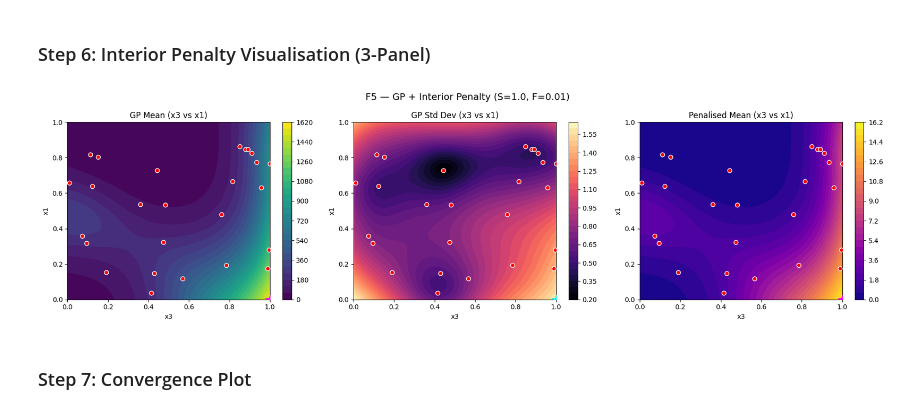
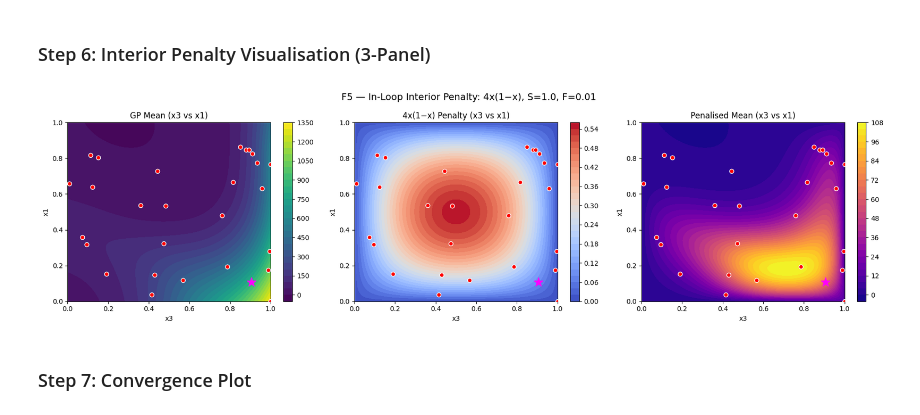
Before and after one commit to brucediesel/capstone-sdd, a Jupyter notebook: functions/f5/f5 - week 8.ipynb, the cells around one changed output. Cells and saved outputs as stored; diff of their text form; code cells hidden in the pictures.

```diff
--- a/functions/f5/f5 - week 8.ipynb
+++ b/functions/f5/f5 - week 8.ipynb
@@ -56,6 +56,7 @@ N_RESTARTS = 15
 STEEPNESS = 1.0
 FLOOR = 0.01
 DIM = 4
+EPS_BOUND = 0.005  # tighten [0, 1] → [ε, 1-ε] during penalised optimisation
 # %% [markdown]
 ### Step 1: Load Week 8 Data
 # %%
@@ -397,43 +511,43 @@ with torch.no_grad():
 grid_mu_orig_ip = np.expm1(grid_mu_std_ip * y_std_val + y_mean).reshape(grid_res, grid_res)
 grid_sigma_orig_ip = (grid_sigma_std_ip * y_std_val).reshape(grid_res, grid_res)
 
-# Interior penalty on grid
+# Interior penalty on grid — 4x(1-x) penalty (non-zero boundary gradient)
 grid_penalty_ip = FLOOR + (1 - FLOOR) * np.prod(
-    np.sin(np.pi * grid_pts_ip) ** (2 * STEEPNESS), axis=1
+    (4.0 * grid_pts_ip * (1.0 - grid_pts_ip)) ** STEEPNESS, axis=1
 ).reshape(grid_res, grid_res)
 grid_penalised_mean_ip = grid_mu_orig_ip * grid_penalty_ip
 
 fig_ip, axes_ip = plt.subplots(1, 3, figsize=(18, 5))
 
 c1_ip = axes_ip[0].contourf(G0, G1, grid_mu_orig_ip, levels=30, cmap="viridis")
 axes_ip[0].scatter(X_raw[:, top2[0]], X_raw[:, top2[1]], c="red", edgecolors="white", s=40, zorder=5)
 axes_ip[0].scatter(next_x_ip[top2[0]], next_x_ip[top2[1]], c="magenta", marker="*", s=200, zorder=6)
 axes_ip[0].set_title(f"GP Mean (x{top2[0]} vs x{top2[1]})")
 axes_ip[0].set_xlabel(f"x{top2[0]}")
 axes_ip[0].set_ylabel(f"x{top2[1]}")
 fig_ip.colorbar(c1_ip, ax=axes_ip[0])
 
-c2_ip = axes_ip[1].contourf(G0, G1, grid_sigma_orig_ip, levels=30, cmap="magma")
+c2_ip = axes_ip[1].contourf(G0, G1, grid_penalty_ip, levels=30, cmap="coolwarm")
 axes_ip[1].scatter(X_raw[:, top2[0]], X_raw[:, top2[1]], c="red", edgecolors="white", s=40, zorder=5)
-axes_ip[1].scatter(next_x_ip[top2[0]], next_x_ip[top2[1]], c="cyan", marker="*", s=200, zorder=6)
-axes_ip[1].set_title(f"GP Std Dev (x{top2[0]} vs x{top2[1]})")
+axes_ip[1].scatter(next_x_ip[top2[0]], next_x_ip[top2[1]], c="magenta", marker="*", s=200, zorder=6)
+axes_ip[1].set_title(f"4x(1−x) Penalty (x{top2[0]} vs x{top2[1]})")
 axes_ip[1].set_xlabel(f"x{top2[0]}")
 axes_ip[1].set_ylabel(f"x{top2[1]}")
 fig_ip.colorbar(c2_ip, ax=axes_ip[1])
 
 c3_ip = axes_ip[2].contourf(G0, G1, grid_penalised_mean_ip, levels=30, cmap="plasma")
 axes_ip[2].scatter(X_raw[:, top2[0]], X_raw[:, top2[1]], c="red", edgecolors="white", s=40, zorder=5)
 axes_ip[2].scatter(next_x_ip[top2[0]], next_x_ip[top2[1]], c="magenta", marker="*", s=200, zorder=6)
 axes_ip[2].set_title(f"Penalised Mean (x{top2[0]} vs x{top2[1]})")
 axes_ip[2].set_xlabel(f"x{top2[0]}")
 axes_ip[2].set_ylabel(f"x{top2[1]}")
 fig_ip.colorbar(c3_ip, ax=axes_ip[2])
 
-plt.suptitle(f"F5 — GP + Interior Penalty (S={STEEPNESS}, F={FLOOR})", fontsize=14)
+plt.suptitle(f"F5 — In-Loop Interior Penalty: 4x(1−x), S={STEEPNESS}, F={FLOOR}", fontsize=14)
 plt.tight_layout()
 plt.show()
 # %% [output]
-[figure, old version]
+[figure, new version]
 # %% [markdown]
 ### Step 7: Convergence Plot
 # %%
```
Also changed, not shown: parts of 4 cells of this notebook, 5 other files.
